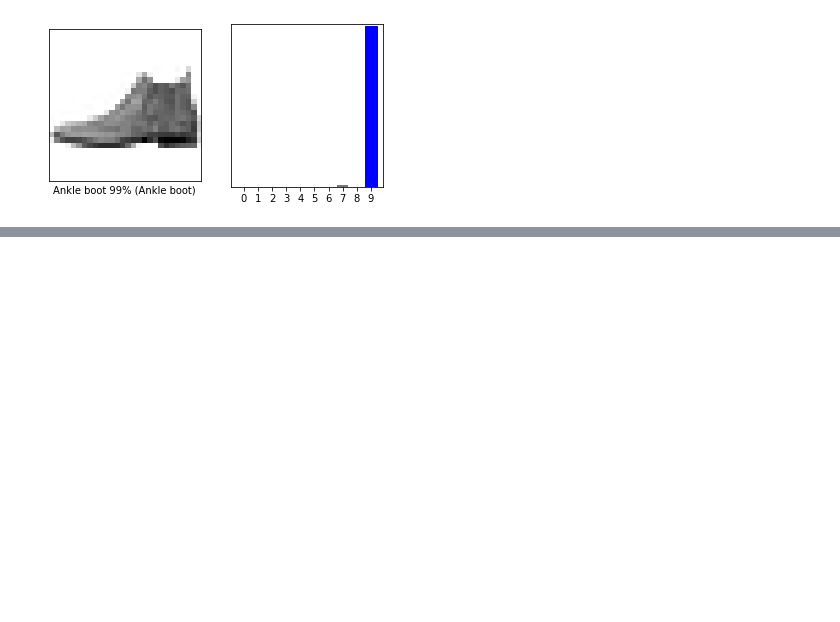
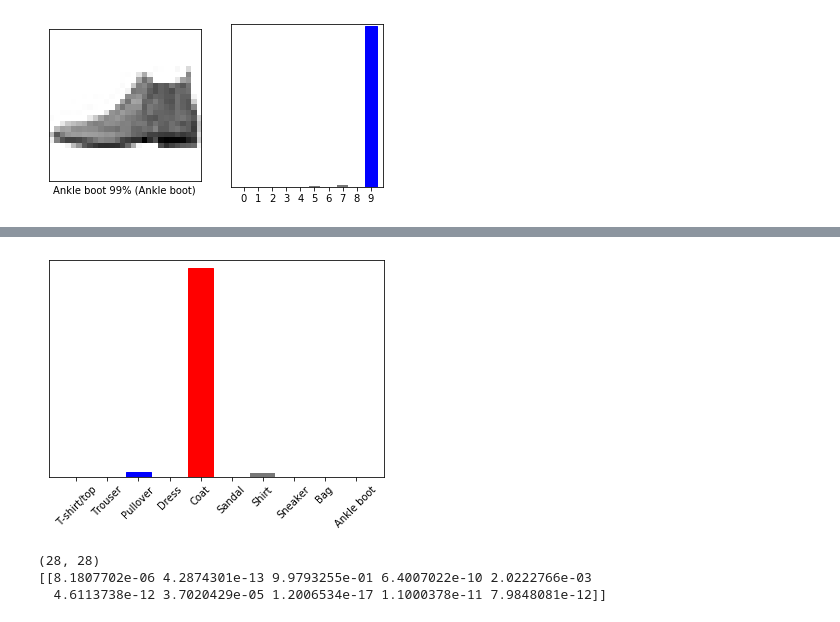
Before and after one commit to aryanasadianuoit/Cloth-Detection, a Jupyter notebook: Cloth_Detection.ipynb, the cells around one changed output, grey strips where cells are left out. Saved outputs shown, nothing was run; the diff lists cells and outputs as text; code cells hidden in the pictures; blank space fills up the shorter version.

```diff
--- a/Cloth_Detection.ipynb
+++ b/Cloth_Detection.ipynb
@@ -225,0 +255,2 @@ plt.show
+# %%
+img =  np.expand_dims(img,0)
@@ -225,0 +263,15 @@ plt.show
+# %%
+plot_value_array(1, prediction_single[0], test_labels)
+_ = plt.xticks(range(10), class_names, rotation=45)
+# %% [output]
+[figure, added]
+# %%
+img2 = test_images[1]
+print(img2.shape)
+img2 =  np.expand_dims(img2,0)
+prediction_single2 = model.predict(img2)
+print(prediction_single2)
+# %% [output]
+(28, 28)
+[[8.1807702e-06 4.2874301e-13 9.9793255e-01 6.4007022e-10 2.0222766e-03
+  4.6113738e-12 3.7020429e-05 1.2006534e-17 1.1000378e-11 7.9848081e-12]]
```
Also changed, not shown: parts of 15 cells of this notebook.
